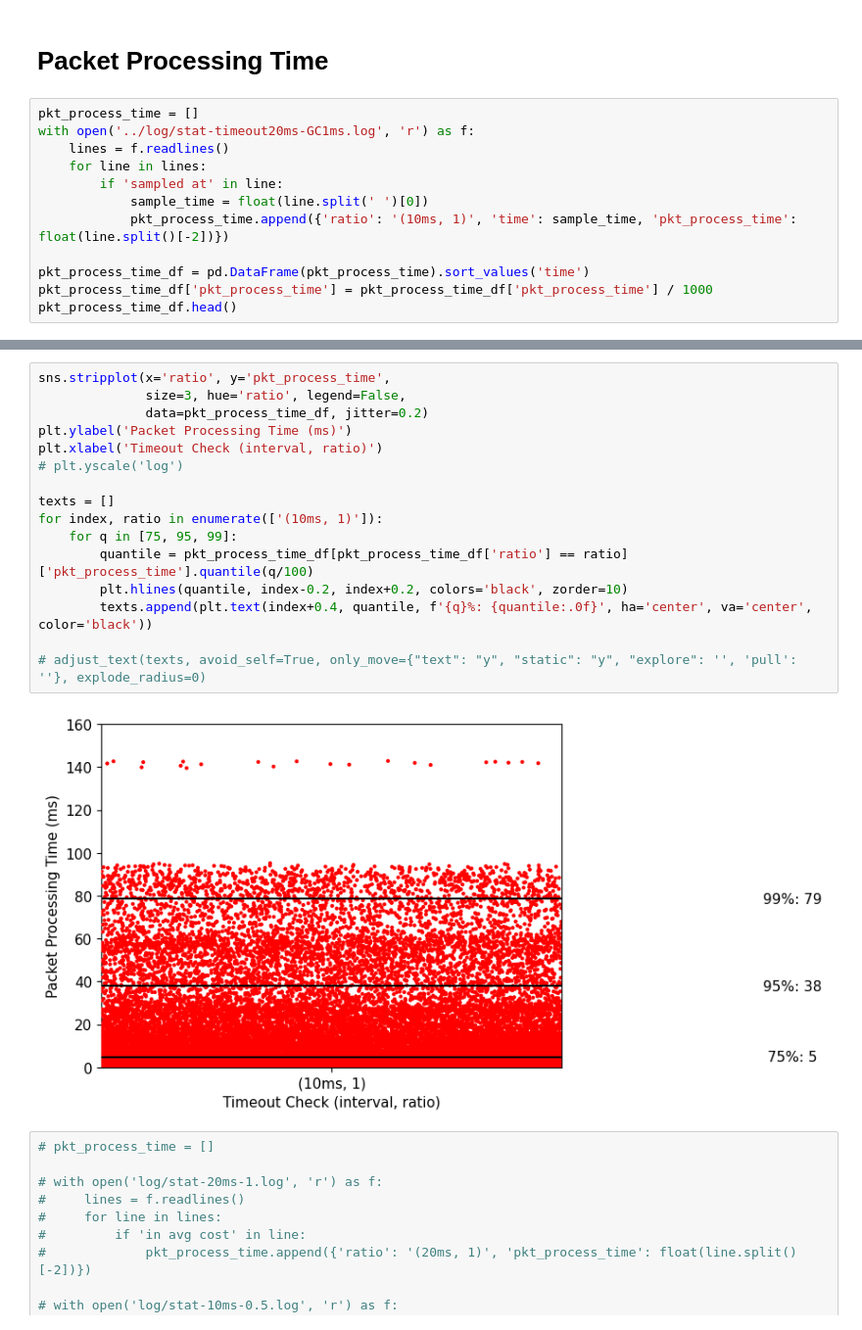
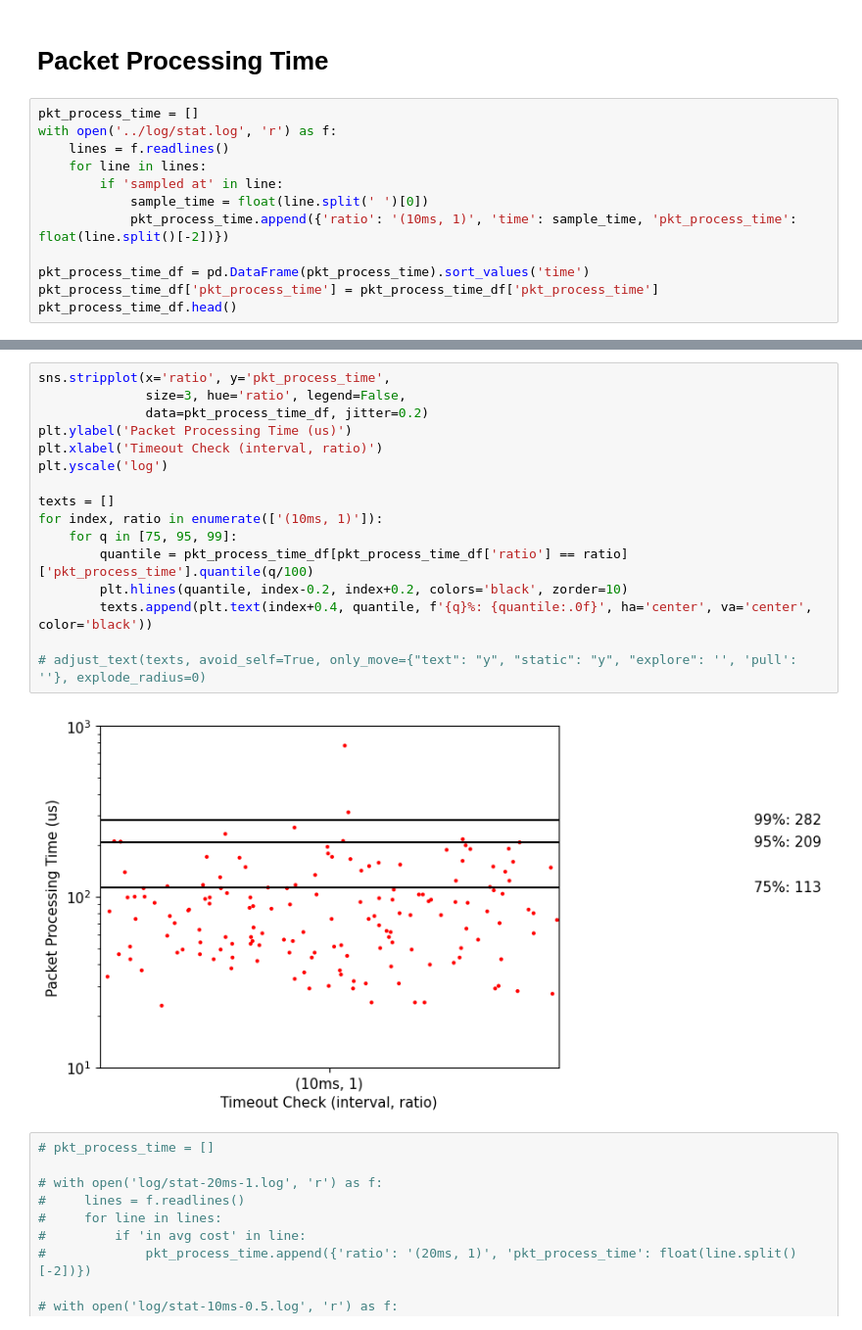
Before and after one commit to zhihao1998/ChamaleoNet, a Jupyter notebook: analysis/pkt_process_time.ipynb, the cells around one changed output, grey strips where cells are left out. Shown at 98% size. Drawn from its saved outputs; the diff is of its cells as text.

```diff
--- a/analysis/pkt_process_time.ipynb
+++ b/analysis/pkt_process_time.ipynb
@@ -16,7 +16,7 @@ sns.set_context("paper")
 # Packet Processing Time
 # %%
 pkt_process_time = []
-with open('../log/stat-timeout20ms-GC1ms.log', 'r') as f:
+with open('../log/stat.log', 'r') as f:
     lines = f.readlines()
     for line in lines:
         if 'sampled at' in line:
@@ -24,7 +24,7 @@ with open('../log/stat-timeout20ms-GC1ms.log', 'r') as f:
             pkt_process_time.append({'ratio': '(10ms, 1)', 'time': sample_time, 'pkt_process_time': float(line.split()[-2])})
 
 pkt_process_time_df = pd.DataFrame(pkt_process_time).sort_values('time')
-pkt_process_time_df['pkt_process_time'] = pkt_process_time_df['pkt_process_time'] / 1000
+pkt_process_time_df['pkt_process_time'] = pkt_process_time_df['pkt_process_time']
 pkt_process_time_df.head()
 # %% [output]
 |  | ratio | time | pkt_process_time |
@@ -43,21 +44,21 @@ fastplot.plot((pkt_process_time_df['time'], pkt_process_time_df['pkt_process_tim
 # %%
 sns.stripplot(x='ratio', y='pkt_process_time',
               size=3, hue='ratio', legend=False,
               data=pkt_process_time_df, jitter=0.2)
-plt.ylabel('Packet Processing Time (ms)')
+plt.ylabel('Packet Processing Time (us)')
 plt.xlabel('Timeout Check (interval, ratio)')
-# plt.yscale('log')
+plt.yscale('log')
 
 texts = []
 for index, ratio in enumerate(['(10ms, 1)']):
     for q in [75, 95, 99]:
         quantile = pkt_process_time_df[pkt_process_time_df['ratio'] == ratio]['pkt_process_time'].quantile(q/100)
         plt.hlines(quantile, index-0.2, index+0.2, colors='black', zorder=10)
         texts.append(plt.text(index+0.4, quantile, f'{q}%: {quantile:.0f}', ha='center', va='center', color='black'))
 
 # adjust_text(texts, avoid_self=True, only_move={"text": "y", "static": "y", "explore": '', 'pull': ''}, explode_radius=0)
 # %% [output]
-[figure, old version]
+[figure, new version]
 # %%
 # pkt_process_time = []
 
```
Also changed, not shown: parts of 8 cells of this notebook, 10 other files.
